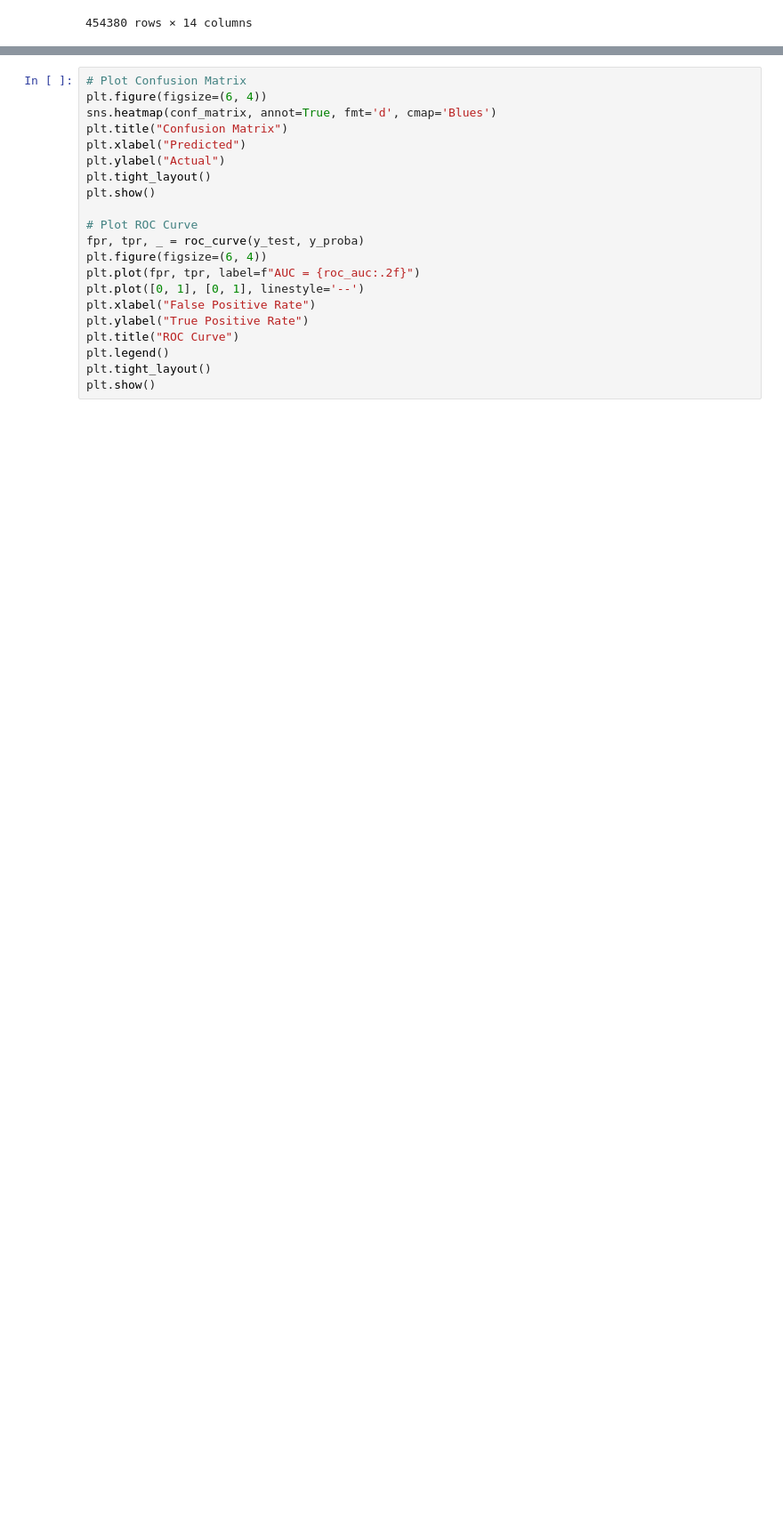
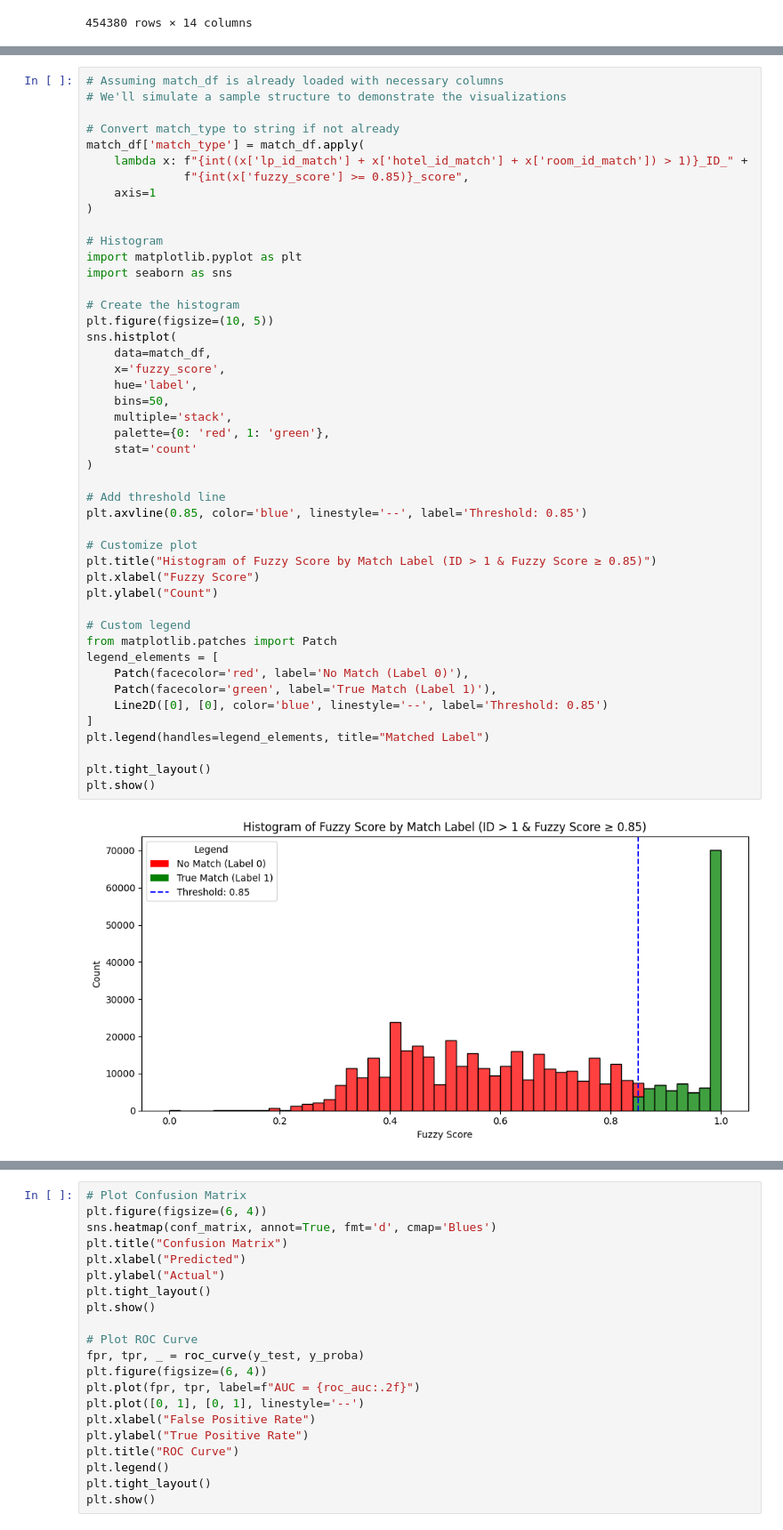
Before and after one commit to rytakahas/Room_Match, a Jupyter notebook: notebook/room_match_dev.ipynb, the cells around one changed output, grey strips where cells are left out. Shown at 89% size. Drawn from its saved outputs; the diff is of its cells as text; blank space fills up the shorter version.

Commit message:
add match counts fig

```diff
--- a/notebook/room_match_dev.ipynb
+++ b/notebook/room_match_dev.ipynb
@@ -660,0 +671,48 @@ match_df
+# %%
+# Assuming match_df is already loaded with necessary columns
+# We'll simulate a sample structure to demonstrate the visualizations
+
+# Convert match_type to string if not already
+match_df['match_type'] = match_df.apply(
+    lambda x: f"{int((x['lp_id_match'] + x['hotel_id_match'] + x['room_id_match']) > 1)}_ID_" +
+              f"{int(x['fuzzy_score'] >= 0.85)}_score",
+    axis=1
+)
+
+# Histogram
+import matplotlib.pyplot as plt
+import seaborn as sns
+
+# Create the histogram
+plt.figure(figsize=(10, 5))
+sns.histplot(
+    data=match_df,
+    x='fuzzy_score',
+    hue='label',
+    bins=50,
+    multiple='stack',
+    palette={0: 'red', 1: 'green'},
+    stat='count'
+)
+
+# Add threshold line
+plt.axvline(0.85, color='blue', linestyle='--', label='Threshold: 0.85')
+
+# Customize plot
+plt.title("Histogram of Fuzzy Score by Match Label (ID > 1 & Fuzzy Score ≥ 0.85)")
+plt.xlabel("Fuzzy Score")
+plt.ylabel("Count")
+
+# Custom legend
+from matplotlib.patches import Patch
+legend_elements = [
+    Patch(facecolor='red', label='No Match (Label 0)'),
+    Patch(facecolor='green', label='True Match (Label 1)'),
+    Line2D([0], [0], color='blue', linestyle='--', label='Threshold: 0.85')
+]
+plt.legend(handles=legend_elements, title="Matched Label")
+
+plt.tight_layout()
+plt.show()
+# %% [output]
+[figure, added]
```
Also changed, not shown: parts of 6 cells of this notebook.
